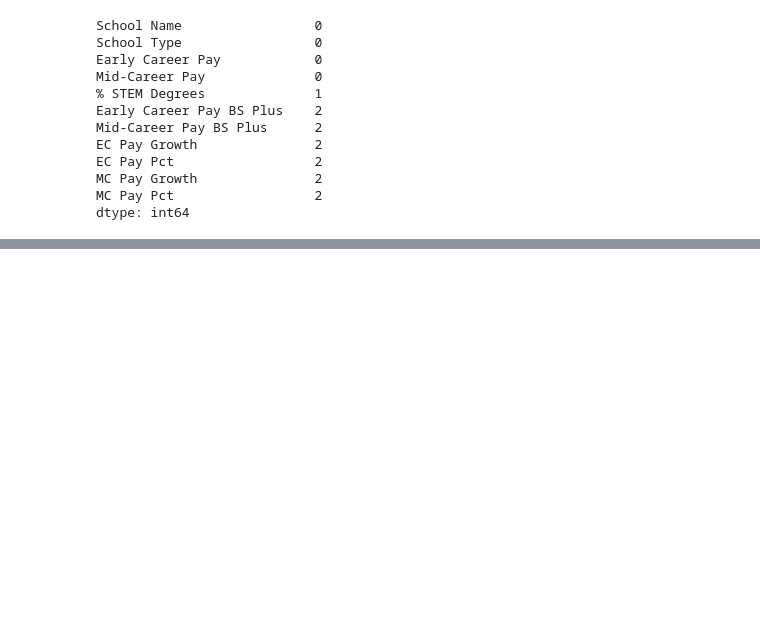
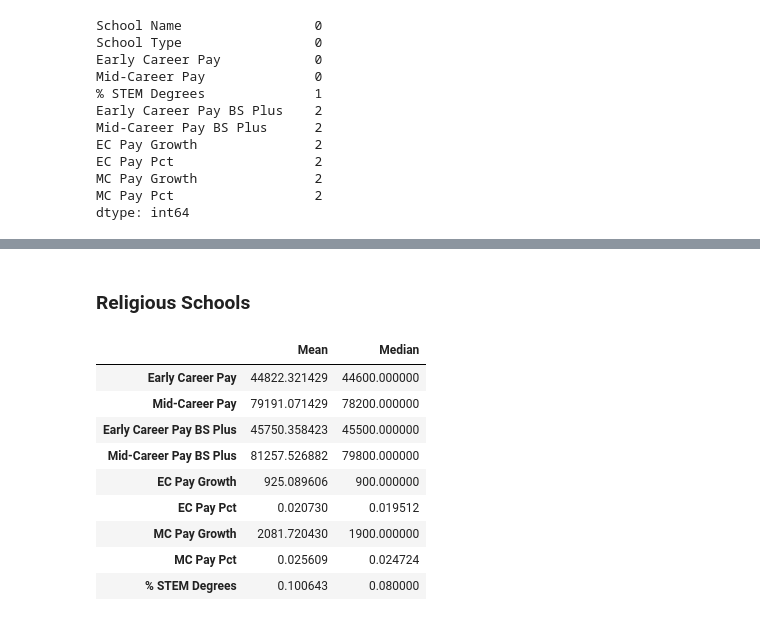
Before and after one commit to rohitrao1/Analysis-of-Higher-Education, a Jupyter notebook: ABComp.ipynb, the cells around one changed output, grey strips where cells are left out. Saved outputs shown, nothing was run; the diff lists cells and outputs as text; code cells hidden in the pictures; blank space fills up the shorter version.

```diff
--- a/ABComp.ipynb
+++ b/ABComp.ipynb
@@ -104,0 +199,32 @@ display(ivylg_data)
+# %% [markdown]
+### Religious Schools
+# %%
+#  Mean info
+relig_mean = relig_data[["Early Career Pay", "Mid-Career Pay",
+                         "Early Career Pay BS Plus", "Mid-Career Pay BS Plus",
+                         "EC Pay Growth", "EC Pay Pct", "MC Pay Growth", "MC Pay Pct",
+                         "% STEM Degrees"
+                        ]].mean()
+#  Create summary data frame to hold all results
+relig_summ = pd.DataFrame(relig_mean, columns=["Mean"])
+#  Median info
+relig_medi = relig_data[["Early Career Pay", "Mid-Career Pay",
+                         "Early Career Pay BS Plus", "Mid-Career Pay BS Plus",
+                         "EC Pay Growth", "EC Pay Pct", "MC Pay Growth", "MC Pay Pct",
+                         "% STEM Degrees"
+                        ]].median()
+#  Add median info to summary
+relig_summ["Median"] = relig_medi
+
+relig_summ
+# %% [output]
+|  | Mean | Median |
+| Early Career Pay | 44822.321429 | 44600.000000 |
+| Mid-Career Pay | 79191.071429 | 78200.000000 |
+| Early Career Pay BS Plus | 45750.358423 | 45500.000000 |
+| Mid-Career Pay BS Plus | 81257.526882 | 79800.000000 |
+| EC Pay Growth | 925.089606 | 900.000000 |
+| EC Pay Pct | 0.020730 | 0.019512 |
+| MC Pay Growth | 2081.720430 | 1900.000000 |
+| MC Pay Pct | 0.025609 | 0.024724 |
+| % STEM Degrees | 0.100643 | 0.080000 |
```
Also changed, not shown: parts of 18 cells of this notebook.
